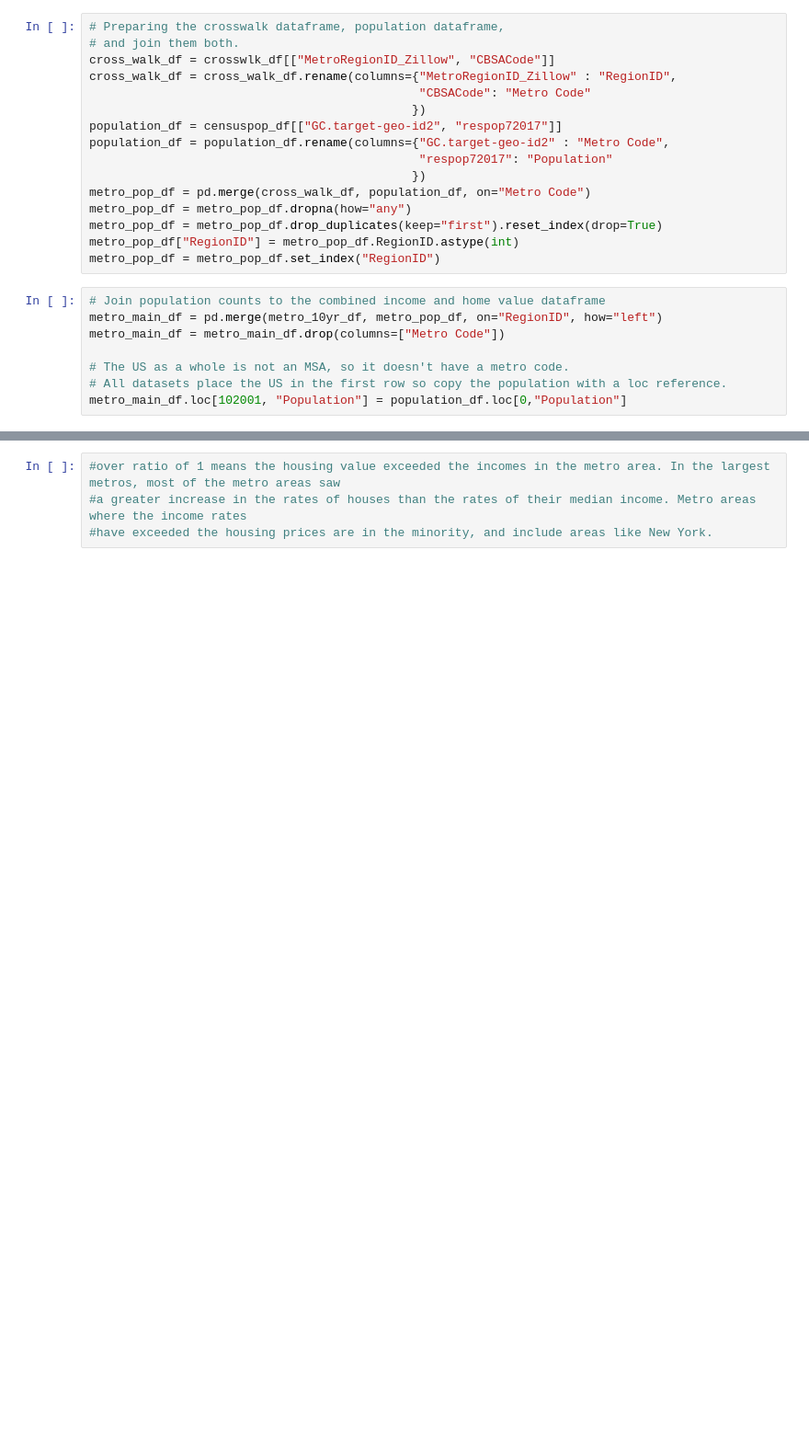
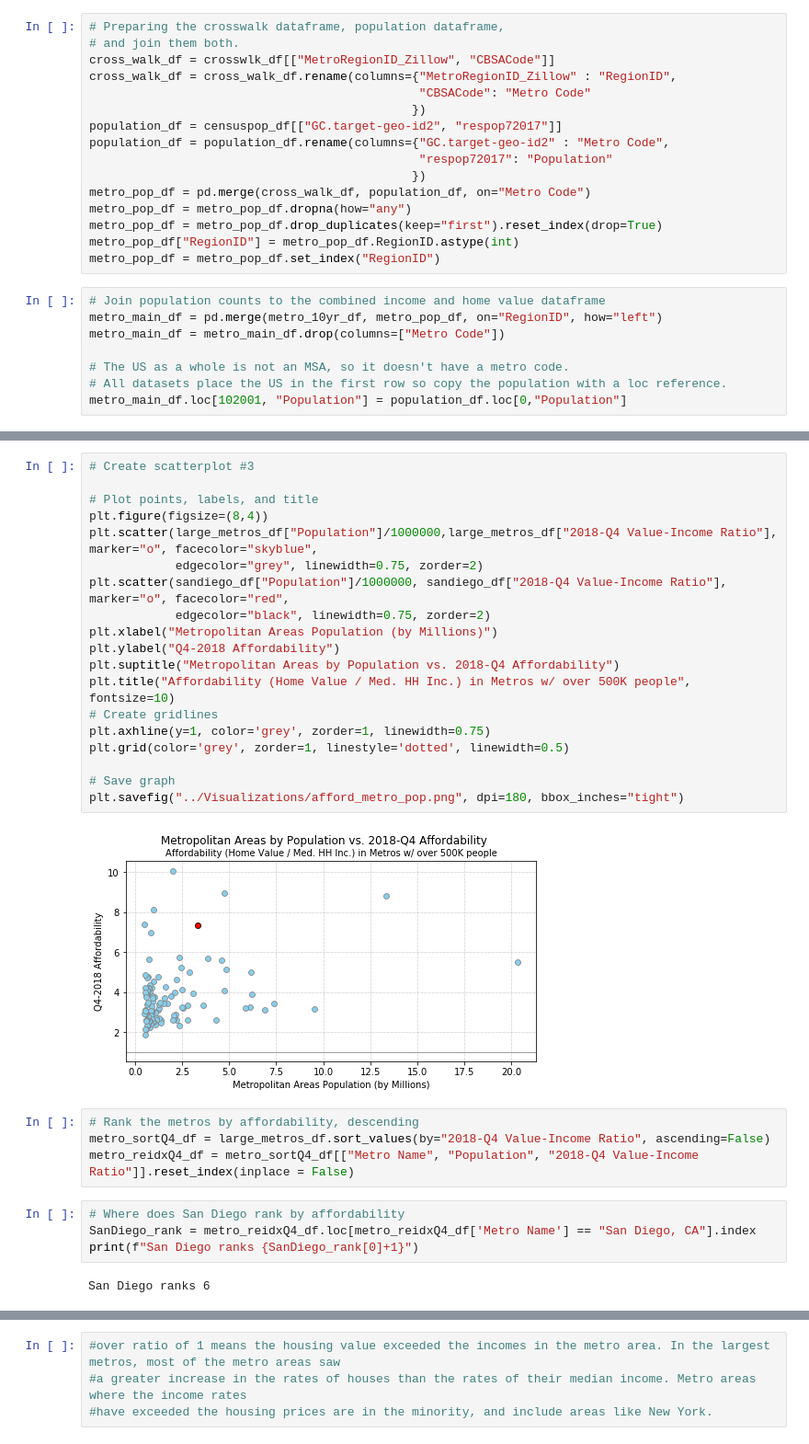
Before and after one commit to cgainor/Housing-and-Income-Appreciation, a Jupyter notebook: Work/Metro_10yr_Scatter.ipynb, the cells around one changed output, grey strips where cells are left out. Shown at 92% size. Cells and saved outputs as stored; diff of their text form; blank space fills up the shorter version.

```diff
--- a/Work/Metro_10yr_Scatter.ipynb
+++ b/Work/Metro_10yr_Scatter.ipynb
@@ -184,0 +249,31 @@ plt.savefig("ratio_metro_pop.png", dpi=180, bbox_inches="tight")
+# %%
+# Create scatterplot #3
+
+# Plot points, labels, and title
+plt.figure(figsize=(8,4))
+plt.scatter(large_metros_df["Population"]/1000000,large_metros_df["2018-Q4 Value-Income Ratio"], marker="o", facecolor="skyblue",
+            edgecolor="grey", linewidth=0.75, zorder=2)
+plt.scatter(sandiego_df["Population"]/1000000, sandiego_df["2018-Q4 Value-Income Ratio"], marker="o", facecolor="red",
+            edgecolor="black", linewidth=0.75, zorder=2)
+plt.xlabel("Metropolitan Areas Population (by Millions)")
+plt.ylabel("Q4-2018 Affordability")
+plt.suptitle("Metropolitan Areas by Population vs. 2018-Q4 Affordability")
+plt.title("Affordability (Home Value / Med. HH Inc.) in Metros w/ over 500K people", fontsize=10)
+# Create gridlines
+plt.axhline(y=1, color='grey', zorder=1, linewidth=0.75)
+plt.grid(color='grey', zorder=1, linestyle='dotted', linewidth=0.5)
+
+# Save graph
+plt.savefig("../Visualizations/afford_metro_pop.png", dpi=180, bbox_inches="tight")
+# %% [output]
+[figure, added]
+# %%
+# Rank the metros by affordability, descending
+metro_sortQ4_df = large_metros_df.sort_values(by="2018-Q4 Value-Income Ratio", ascending=False)
+metro_reidxQ4_df = metro_sortQ4_df[["Metro Name", "Population", "2018-Q4 Value-Income Ratio"]].reset_index(inplace = False)
+# %%
+# Where does San Diego rank by affordability
+SanDiego_rank = metro_reidxQ4_df.loc[metro_reidxQ4_df['Metro Name'] == "San Diego, CA"].index
+print(f"San Diego ranks {SanDiego_rank[0]+1}")
+# %% [output]
+San Diego ranks 6
```
Also changed, not shown: parts of 14 cells of this notebook, 4 other files.
